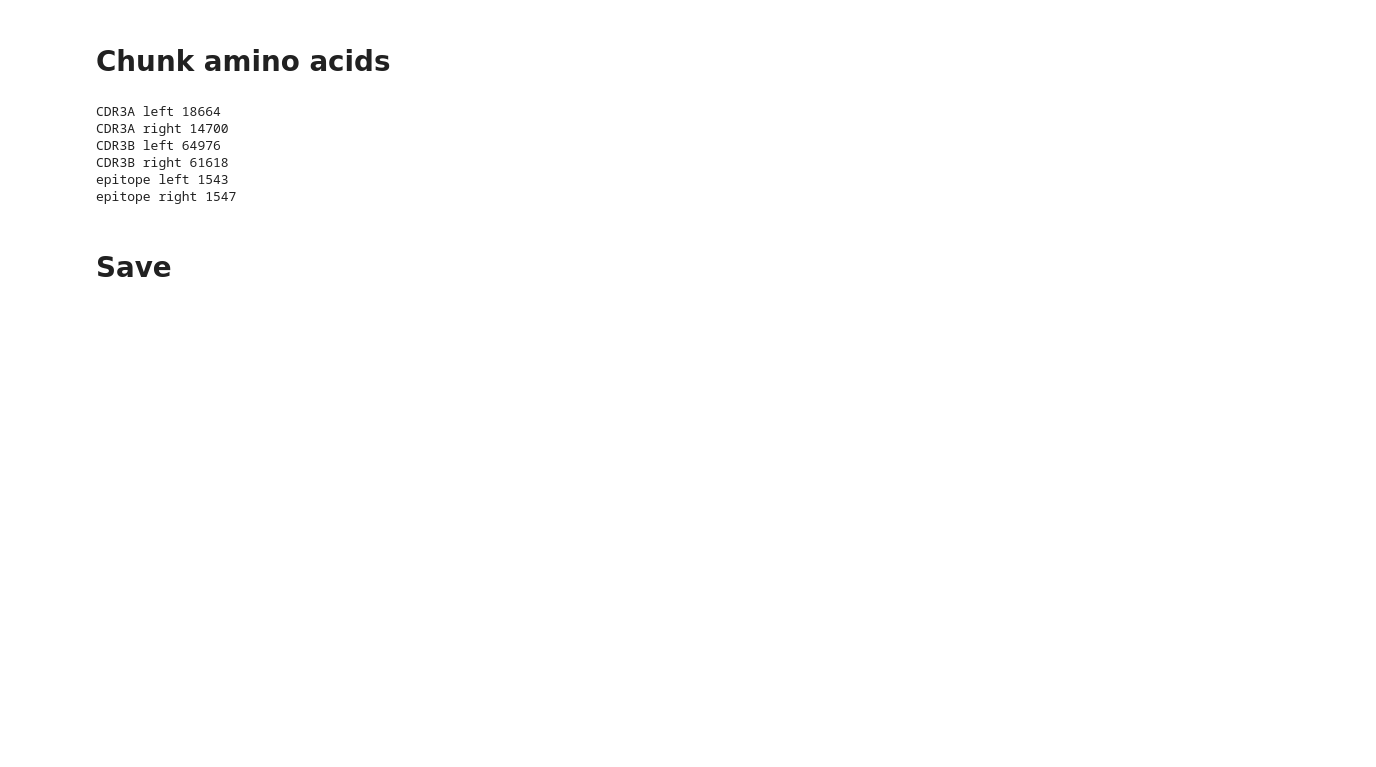
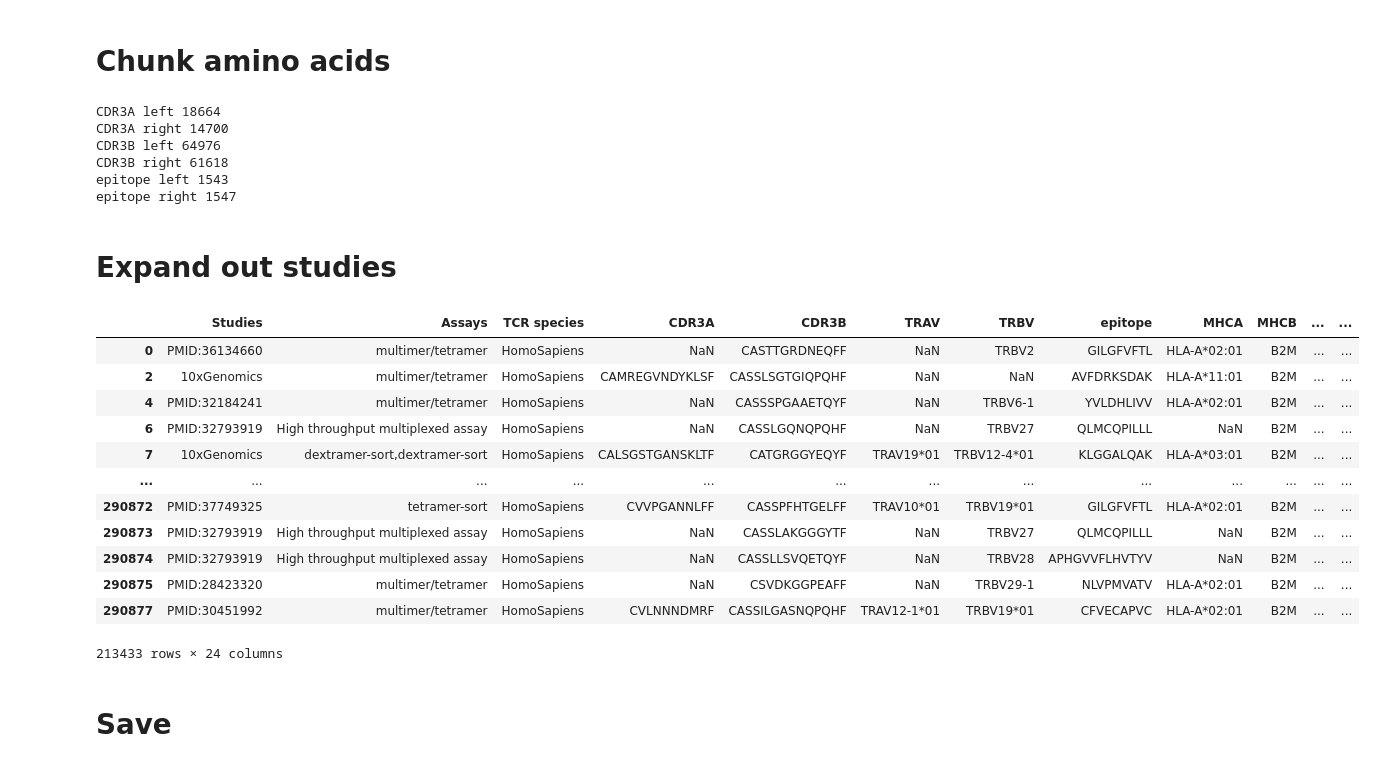
Before and after one commit to jhenderson0/cruk_datathon_team_6, a Jupyter notebook: notebooks/explore_data.ipynb, the cells around one changed output. Drawn from its saved outputs; the diff is of its cells as text; code cells hidden in the pictures; blank space fills up the shorter version.

Commit message:
explode data

```diff
--- a/notebooks/explore_data.ipynb
+++ b/notebooks/explore_data.ipynb
@@ -557,6 +570,25 @@ epitope right 1547
 tcr_data_train['CDR3A_middle'] = tcr_data_train['CDR3A_middle_left']
 tcr_data_train['CDR3B_middle'] = tcr_data_train['CDR3B_middle_left']
 tcr_data_train['epitope_middle'] = tcr_data_train['epitope_middle_right']
+# %% [markdown]
+# Expand out studies
+# %%
+tcr_data_train_expanded = tcr_data_train.assign(Studies=tcr_data_train['Studies'].str.split(',')).explode('Studies')
+tcr_data_train_expanded
+# %% [output]
+|  | Studies | Assays | TCR species | CDR3A | CDR3B | TRAV | TRBV | epitope | MHCA | MHCB | ... | ... |
+| 0 | PMID:36134660 | multimer/tetramer | HomoSapiens | NaN | CASTTGRDNEQFF | NaN | TRBV2 | GILGFVFTL | HLA-A*02:01 | B2M | ... | ... |
+| 2 | 10xGenomics | multimer/tetramer | HomoSapiens | CAMREGVNDYKLSF | CASSLSGTGIQPQHF | NaN | NaN | AVFDRKSDAK | HLA-A*11:01 | B2M | ... | ... |
+| 4 | PMID:32184241 | multimer/tetramer | HomoSapiens | NaN | CASSSPGAAETQYF | NaN | TRBV6-1 | YVLDHLIVV | HLA-A*02:01 | B2M | ... | ... |
+| 6 | PMID:32793919 | High throughput multiplexed assay | HomoSapiens | NaN | CASSLGQNQPQHF | NaN | TRBV27 | QLMCQPILLL | NaN | B2M | ... | ... |
+| 7 | 10xGenomics | dextramer-sort,dextramer-sort | HomoSapiens | CALSGSTGANSKLTF | CATGRGGYEQYF | TRAV19*01 | TRBV12-4*01 | KLGGALQAK | HLA-A*03:01 | B2M | ... | ... |
+| ... | ... | ... | ... | ... | ... | ... | ... | ... | ... | ... | ... | ... |
+| 290872 | PMID:37749325 | tetramer-sort | HomoSapiens | CVVPGANNLFF | CASSPFHTGELFF | TRAV10*01 | TRBV19*01 | GILGFVFTL | HLA-A*02:01 | B2M | ... | ... |
+| 290873 | PMID:32793919 | High throughput multiplexed assay | HomoSapiens | NaN | CASSLAKGGGYTF | NaN | TRBV27 | QLMCQPILLL | NaN | B2M | ... | ... |
+| 290874 | PMID:32793919 | High throughput multiplexed assay | HomoSapiens | NaN | CASSLLSVQETQYF | NaN | TRBV28 | APHGVVFLHVTYV | NaN | B2M | ... | ... |
+| 290875 | PMID:28423320 | multimer/tetramer | HomoSapiens | NaN | CSVDKGGPEAFF | NaN | TRBV29-1 | NLVPMVATV | HLA-A*02:01 | B2M | ... | ... |
+| 290877 | PMID:30451992 | multimer/tetramer | HomoSapiens | CVLNNNDMRF | CASSILGASNQPQHF | TRAV12-1*01 | TRBV19*01 | CFVECAPVC | HLA-A*02:01 | B2M | ... | ... |
+213433 rows × 24 columns
 # %% [markdown]
 # Save
 # %%
```
Also changed, not shown: parts of 3 cells of this notebook.
